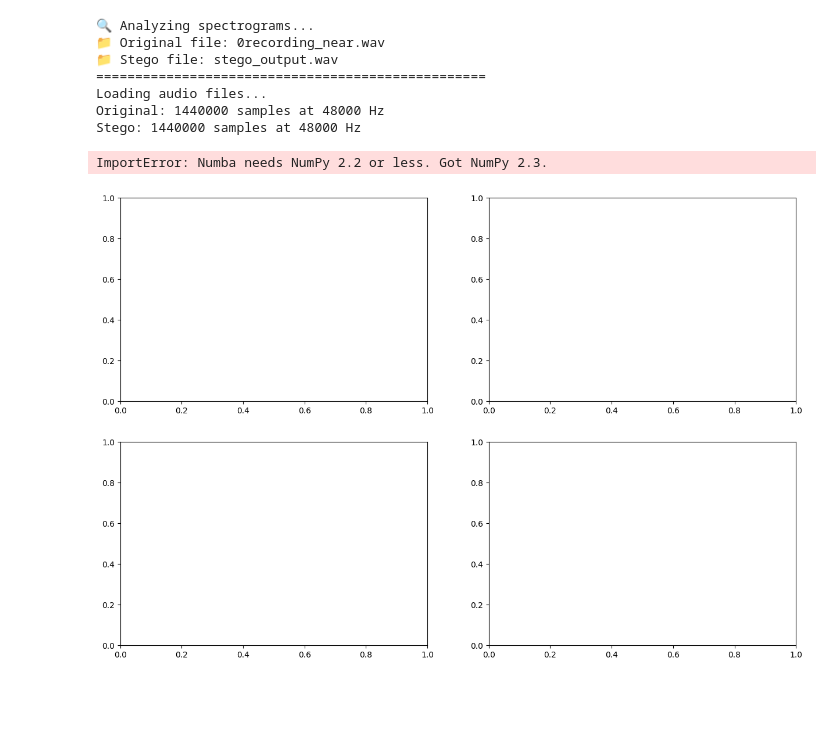
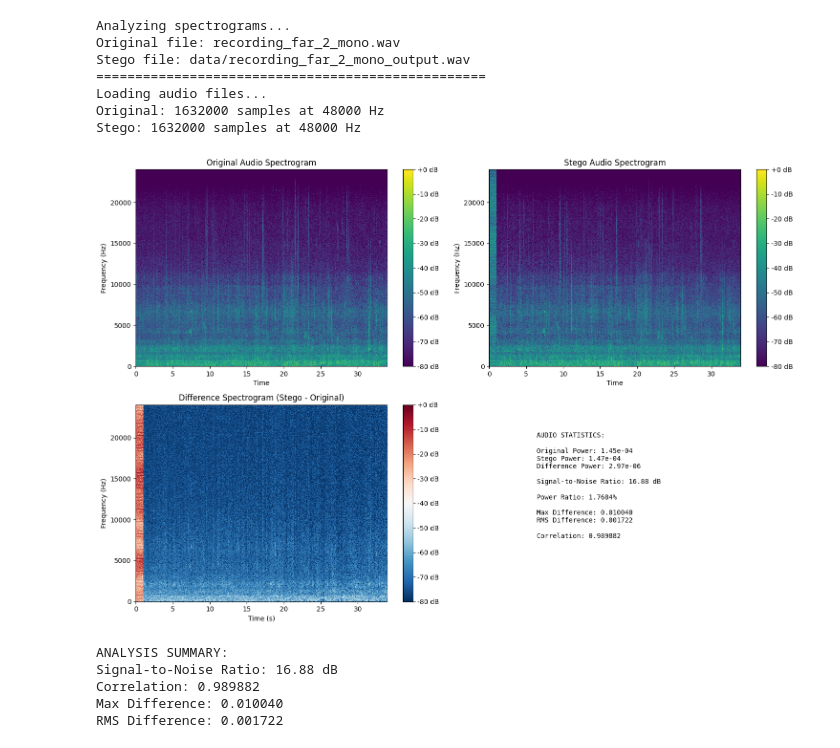
Before and after one commit to ahsanbulbul/steGO, a Jupyter notebook: compare.ipynb, the cells around one changed output. Drawn from its saved outputs; the diff is of its cells as text; code cells hidden in the pictures; blank space fills up the shorter version.

```diff
--- a/compare.ipynb
+++ b/compare.ipynb
@@ -159,37 +149,30 @@ def generate_spectrograms(original_file, stego_file):
     }
 # %%
 # Generate spectrograms and compare the files
-print("🔍 Analyzing spectrograms...")
-print(f"📁 Original file: {original}")
-print(f"📁 Stego file: {hidden_in}")
+print("Analyzing spectrograms...")
+print(f"Original file: {original}")
+print(f"Stego file: {hidden_in}")
 print("="*50)
 
 # Run the analysis
 stats = generate_spectrograms(original, hidden_in)
 
-print("\n📊 ANALYSIS SUMMARY:")
-print(f"🔊 Signal-to-Noise Ratio: {stats['snr']:.2f} dB")
-print(f"📈 Correlation: {stats['correlation']:.6f}")
-print(f"⚡ Power Ratio: {stats['power_ratio']:.6f}")
-print(f"📏 Max Difference: {stats['max_diff']:.6f}")
-print(f"📐 RMS Difference: {stats['rms_diff']:.6f}")
-
-# Interpretation
-if stats['snr'] > 40:
-    print("✅ Excellent steganography quality - differences barely detectable")
-elif stats['snr'] > 30:
-    print("✅ Good steganography quality - minimal audible differences")
-elif stats['snr'] > 20:
-    print("⚠️ Moderate quality - some differences may be noticeable")
-else:
-    print("❌ Poor quality - significant differences present")
+print("\nANALYSIS SUMMARY:")
+print(f"Signal-to-Noise Ratio: {stats['snr']:.2f} dB")
+print(f"Correlation: {stats['correlation']:.6f}")
+print(f"Max Difference: {stats['max_diff']:.6f}")
+print(f"RMS Difference: {stats['rms_diff']:.6f}")
 # %% [output]
-🔍 Analyzing spectrograms...
-📁 Original file: 0recording_near.wav
-📁 Stego file: stego_output.wav
+Analyzing spectrograms...
+Original file: recording_far_2_mono.wav
+Stego file: data/recording_far_2_mono_output.wav
 ==================================================
 Loading audio files...
-Original: 1440000 samples at 48000 Hz
-Stego: 1440000 samples at 48000 Hz
+Original: 1632000 samples at 48000 Hz
+Stego: 1632000 samples at 48000 Hz
+[figure, new version]
-ImportError: Numba needs NumPy 2.2 or less. Got NumPy 2.3.
+ANALYSIS SUMMARY:
+Signal-to-Noise Ratio: 16.88 dB
+Correlation: 0.989882
+Max Difference: 0.010040
+RMS Difference: 0.001722
-[figure, old version]
```
Also changed, not shown: parts of 2 cells of this notebook.
